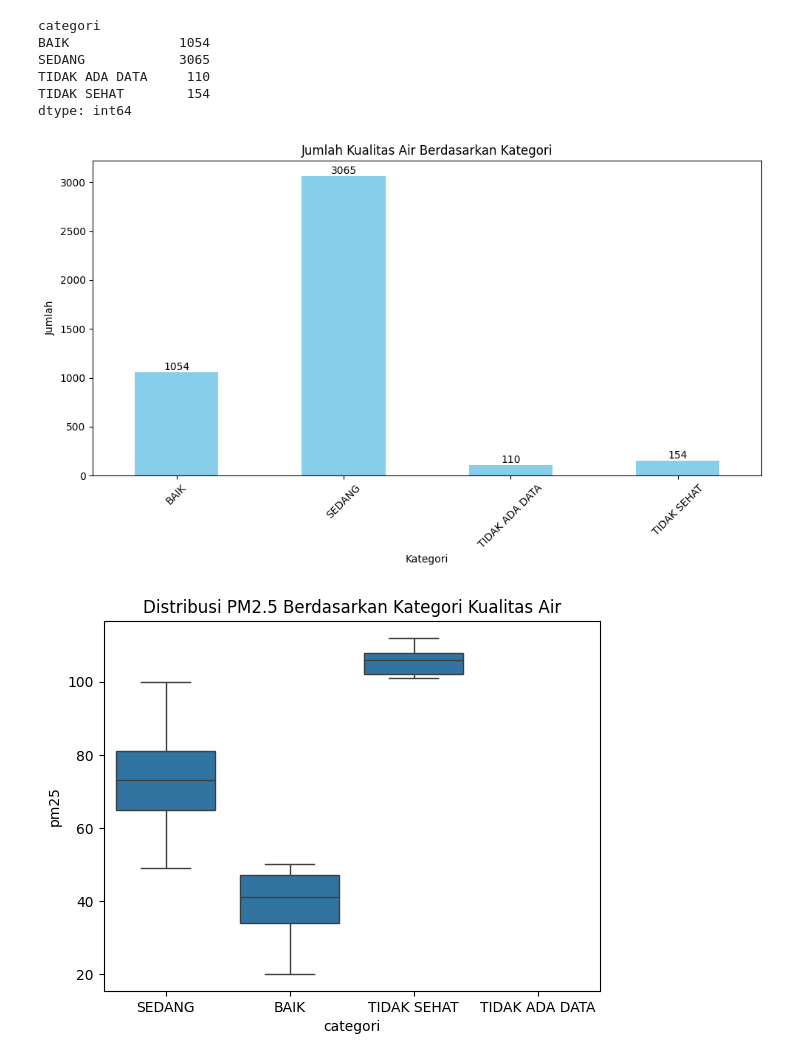
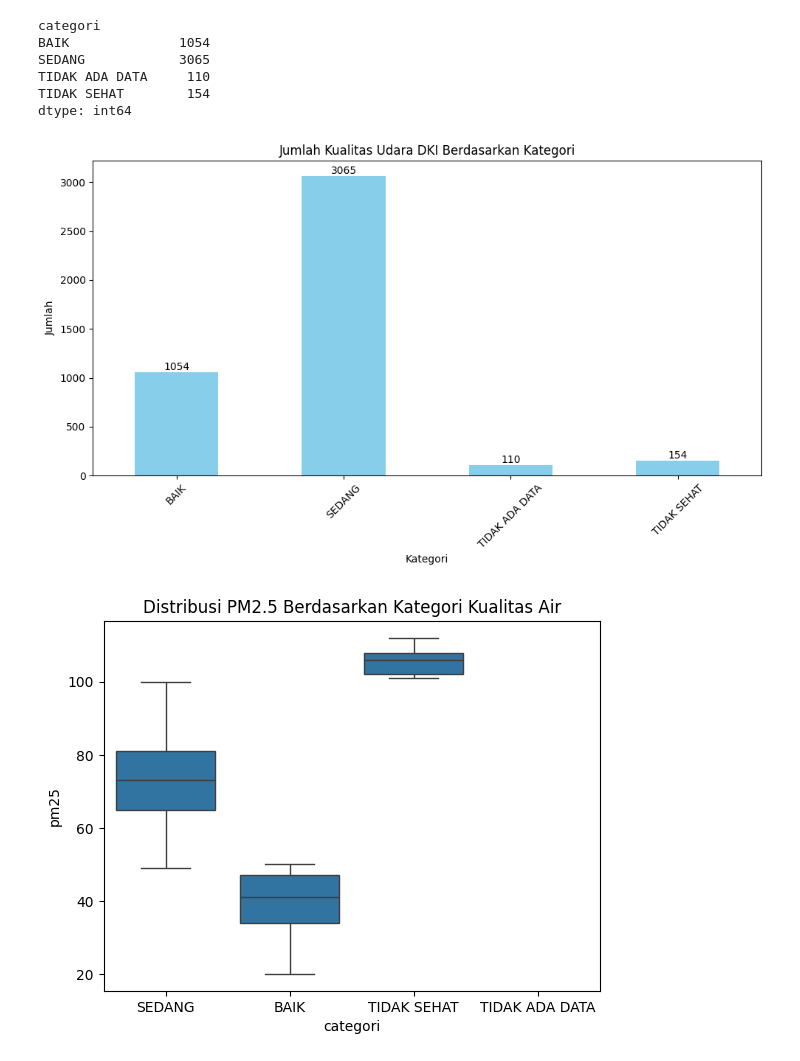
Before and after one commit to MukhlisMaulanaA/data-analytics-python, a Jupyter notebook: index.ipynb, the cells around one changed output. Drawn from its saved outputs; the diff is of its cells as text; code cells hidden in the pictures.

```diff
--- a/index.ipynb
+++ b/index.ipynb
@@ -101,24 +101,24 @@ dtype: int64
 # %%
 # Membuat histogram
 plt.figure(figsize=(10, 6))
 bars = kategori_counts.plot(kind='bar', color='skyblue')
 
 # Menambahkan judul dan label sumbu
-plt.title('Jumlah Kualitas Air Berdasarkan Kategori')
+plt.title('Jumlah Kualitas Udara DKI Berdasarkan Kategori')
 plt.xlabel('Kategori')
 plt.ylabel('Jumlah')
 
 # Menambahkan anotasi pada setiap batang
 for bar in bars.patches:
     height = bar.get_height()
     plt.text(bar.get_x() + bar.get_width() / 2, height, str(height), ha='center', va='bottom')
 
 # Menampilkan grafik
 plt.xticks(rotation=45)
 plt.tight_layout()
 plt.show()
 # %% [output]
-[figure, old version]
+[figure, new version]
 # %%
 # Membuat boxplot berdasarkan kategori
 sns.boxplot(x='categori', y='pm25', data=df)
```
Also changed, not shown: parts of 8 cells of this notebook.
